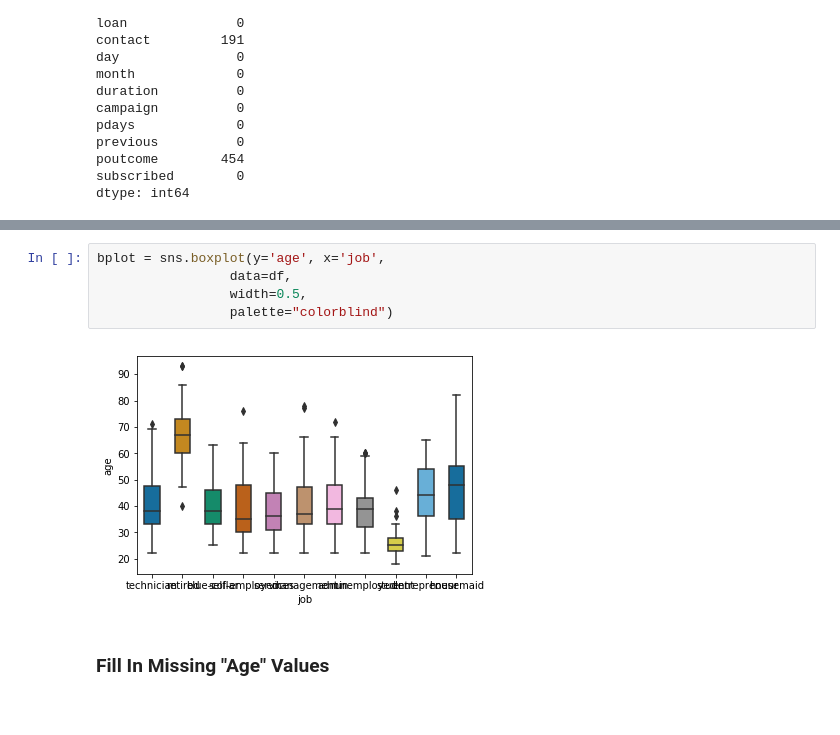
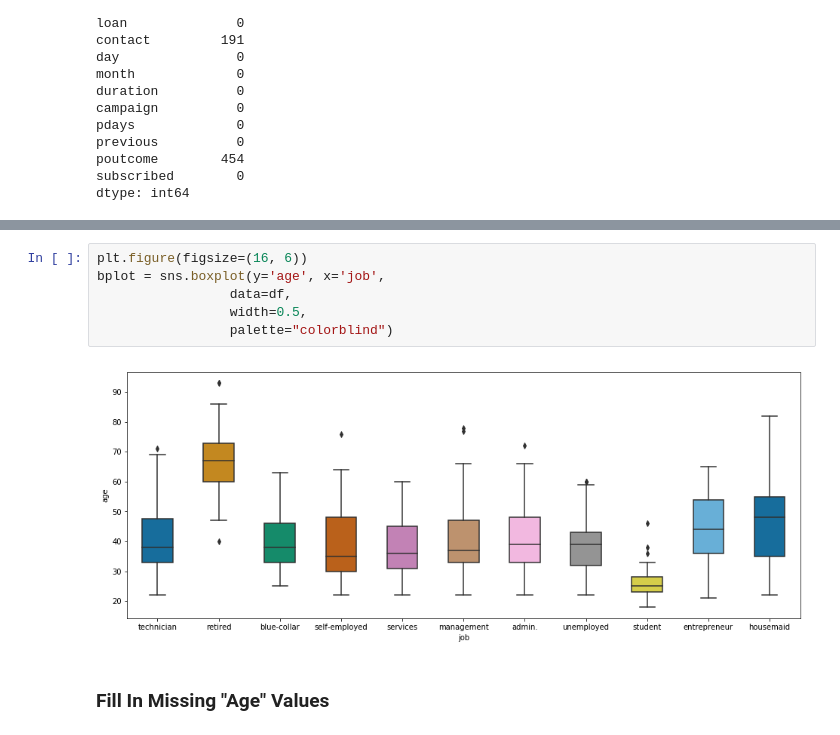
Before and after one commit to vipulpopat/MSCAI_Sem1_Etivity2, a Jupyter notebook: Etivity2_9939245.ipynb, the cells around one changed output, grey strips where cells are left out. Drawn from its saved outputs; the diff is of its cells as text.

```diff
--- a/Etivity2_9939245.ipynb
+++ b/Etivity2_9939245.ipynb
@@ -301,10 +161,11 @@ bplot = sns.boxplot(y='job', x='age',
 # %%
+plt.figure(figsize=(16, 6))
 bplot = sns.boxplot(y='age', x='job',
                  data=df,
                  width=0.5,
                  palette="colorblind")
 # %% [output]
-[figure, old version]
+[figure, new version]
 # %% [markdown]
 ### Fill In Missing "Age" Values
 # %%
```
Also changed, not shown: parts of 59 cells of this notebook.
